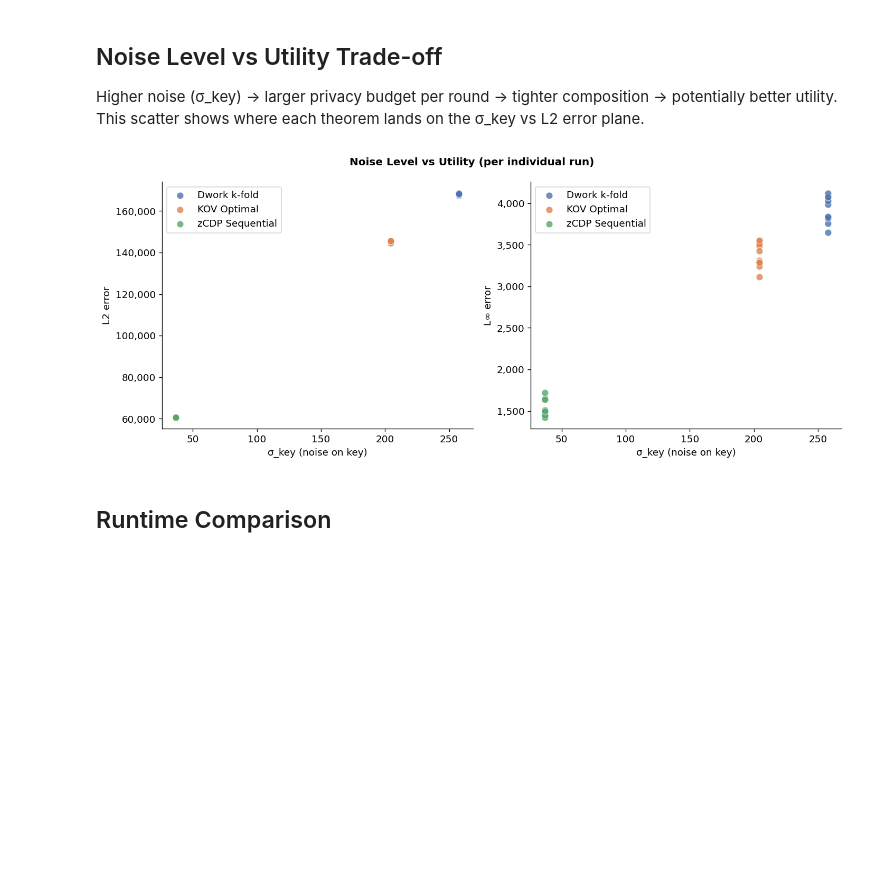
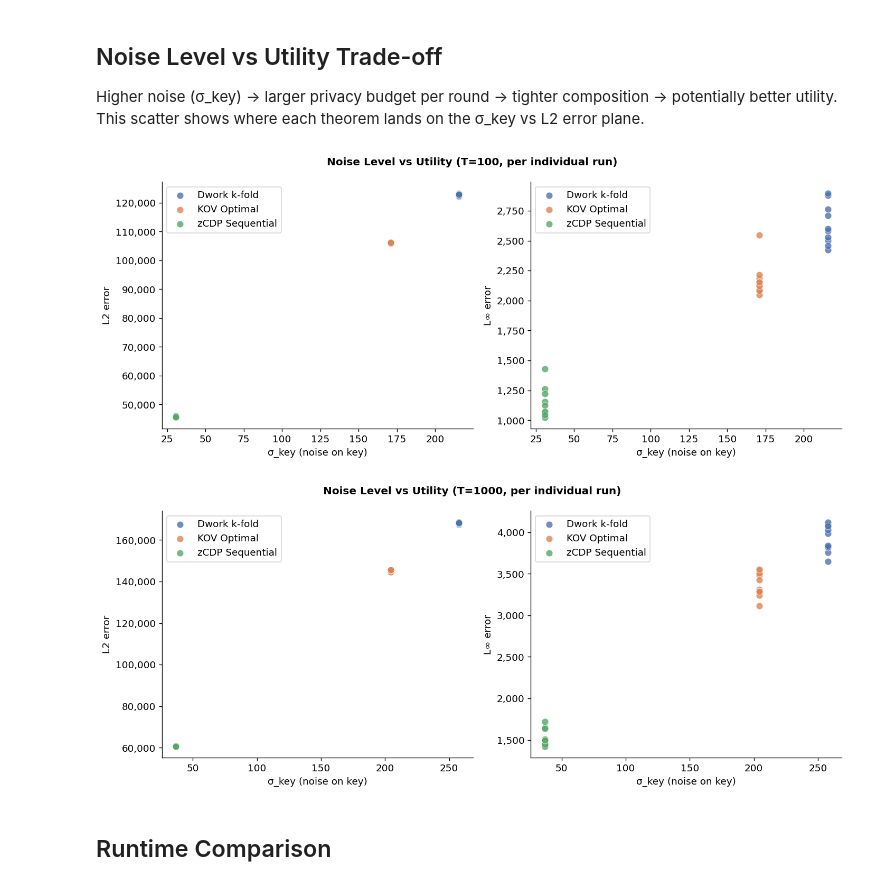
Before and after one commit to lucadibello/confidential-storm, a Jupyter notebook: benchmark/utility-analysis.ipynb, the cells around one changed output. Drawn from its saved outputs; the diff is of its cells as text; code cells hidden in the pictures; blank space fills up the shorter version.

```diff
--- a/benchmark/utility-analysis.ipynb
+++ b/benchmark/utility-analysis.ipynb
@@ -23,7 +23,11 @@ plt.rcParams.update({
     'axes.spines.right': False,
 })
 # %%
-df = pd.read_csv('utility/benchmark_T1000_20260601_100936.csv')
+df100  = pd.read_csv('utility/benchmark_T100_20260607_170841.csv')
+df1000 = pd.read_csv('utility/benchmark_T1000_20260601_100936.csv')
+df = pd.concat([df100, df1000], ignore_index=True)
+
+T_VALUES = [100, 1000]
 
 DISPLAY_NAMES = {
     'DWORK_ANALYTICAL': 'Dwork k-fold',
@@ -36,9 +40,9 @@ COLORS = {
     'ZCDP_LINEAR':      '#55A868',
 }
 
-# Separate individual runs from the pre-computed averages (run == -1)
 runs_df = df[df['run'] >= 0].copy()
 avg_df  = df[df['run'] == -1].copy()
+compositions = list(DISPLAY_NAMES.keys())
 
 df.head()
 # %% [output]
@@ -208,30 +228,32 @@ plt.show()
 
 Higher noise (σ_key) → larger privacy budget per round → tighter composition → potentially better utility. This scatter shows where each theorem lands on the σ_key vs L2 error plane.
 # %%
-fig, axes = plt.subplots(1, 2, figsize=(12, 5))
-fig.suptitle('Noise Level vs Utility (per individual run)', fontsize=12, fontweight='bold')
+for T in T_VALUES:
+    T_runs = runs_df[runs_df['T'] == T]
+    fig, axes = plt.subplots(1, 2, figsize=(12, 5))
+    fig.suptitle(f'Noise Level vs Utility (T={T}, per individual run)', fontsize=12, fontweight='bold')
 
-pairs = [
-    ('sigma_key', 'l2_mean',   'σ_key (noise on key)',  'L2 error', axes[0]),
-    ('sigma_key', 'l_inf_mean','σ_key (noise on key)',  'L∞ error', axes[1]),
-]
+    pairs = [
+        ('sigma_key', 'l2_mean',    'σ_key (noise on key)', 'L2 error',  axes[0]),
+        ('sigma_key', 'l_inf_mean', 'σ_key (noise on key)', 'L∞ error', axes[1]),
+    ]
+    for xcol, ycol, xlabel, ylabel, ax in pairs:
+        for comp in compositions:
+            sub = T_runs[T_runs['composition'] == comp]
+            ax.scatter(sub[xcol], sub[ycol],
+                       label=DISPLAY_NAMES[comp], color=COLORS[comp],
+                       s=60, alpha=0.8, edgecolors='white', linewidths=0.5)
+        ax.set_xlabel(xlabel)
+        ax.set_ylabel(ylabel)
+        ax.yaxis.set_major_formatter(mticker.FuncFormatter(lambda x, _: f'{x:,.0f}'))
+        ax.legend()
 
-for xcol, ycol, xlabel, ylabel, ax in pairs:
-    for comp in compositions:
-        sub = runs_df[runs_df['composition'] == comp]
-        ax.scatter(sub[xcol], sub[ycol],
-                   label=DISPLAY_NAMES[comp], color=COLORS[comp],
-                   s=60, alpha=0.8, edgecolors='white', linewidths=0.5)
-    ax.set_xlabel(xlabel)
-    ax.set_ylabel(ylabel)
-    ax.yaxis.set_major_formatter(mticker.FuncFormatter(lambda x, _: f'{x:,.0f}'))
-    ax.legend()
-
-plt.tight_layout()
-plt.savefig('utility/composition_scatter.pdf', bbox_inches='tight')
-plt.show()
+    plt.tight_layout()
+    plt.savefig(f'utility/composition_scatter_T{T}.pdf', bbox_inches='tight')
+    plt.show()
 # %% [output]
-[figure, old version]
+[figure, new version]
+[figure, added]
 # %% [markdown]
 ## Runtime Comparison
 # %%
```
Also changed, not shown: parts of 12 cells of this notebook.
